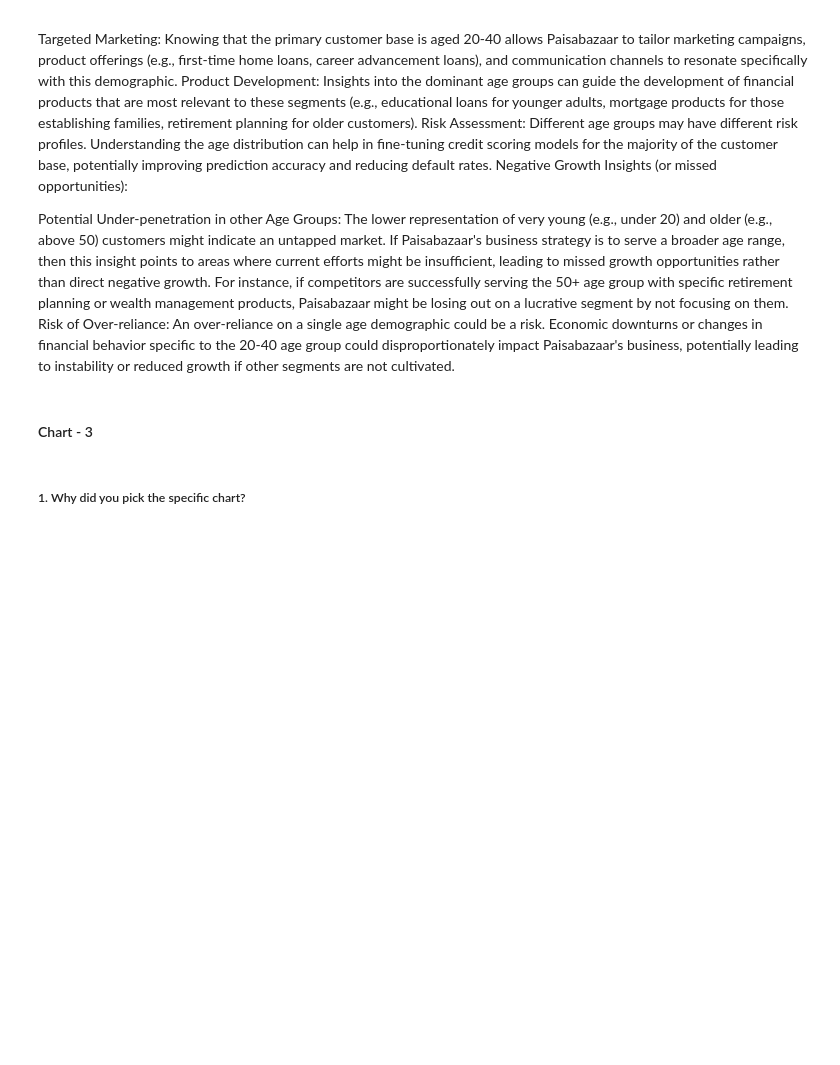
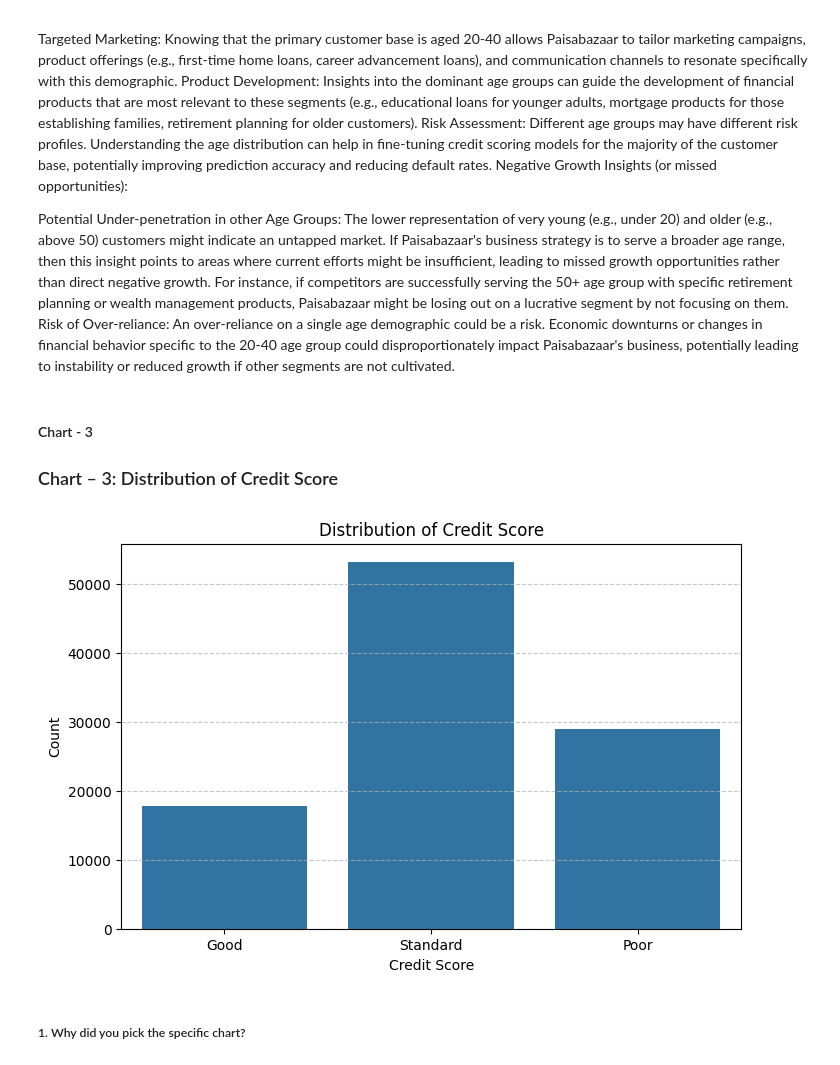
Before and after one commit to Kamalhsn/paisabazaar-banking-fraud-analysis, a Jupyter notebook: Paisabazaar_Banking_Fraud_EDA.ipynb, the cells around one changed output. Cells and saved outputs as stored; diff of their text form; code cells hidden in the pictures; blank space fills up the shorter version.

```diff
--- a/Paisabazaar_Banking_Fraud_EDA.ipynb
+++ b/Paisabazaar_Banking_Fraud_EDA.ipynb
@@ -541,19 +547,19 @@ Potential Under-penetration in other Age Groups: The lower representation of ver
 Risk of Over-reliance: An over-reliance on a single age demographic could be a risk. Economic downturns or changes in financial behavior specific to the 20-40 age group could disproportionately impact Paisabazaar's business, potentially leading to instability or reduced growth if other segments are not cultivated.
 # %% [markdown]
 #### Chart - 3
+
+### Chart – 3: Distribution of Credit Score
 # %%
-import seaborn as sns
-import matplotlib.pyplot as plt
-
 # Chart - 3 visualization code
-plt.figure(figsize=(10, 7))
-sns.countplot(data=df, x='Credit_Mix', hue='Credit_Score', palette='viridis', order=['Good', 'Standard', 'Bad'])
-plt.title('Distribution of Credit Scores by Credit Mix')
-plt.xlabel('Credit Mix')
-plt.ylabel('Number of Customers')
-plt.legend(title='Credit Score')
+plt.figure(figsize=(8, 5))
+sns.countplot(x='Credit_Score', data=df_wrangle)
+plt.title('Distribution of Credit Score')
+plt.xlabel('Credit Score')
+plt.ylabel('Count')
 plt.grid(axis='y', linestyle='--', alpha=0.7)
 plt.show()
+# %% [output]
+[figure, added]
 # %% [markdown]
 ##### 1. Why did you pick the specific chart?
 # %% [markdown]
```
Also changed, not shown: parts of 35 cells of this notebook.
